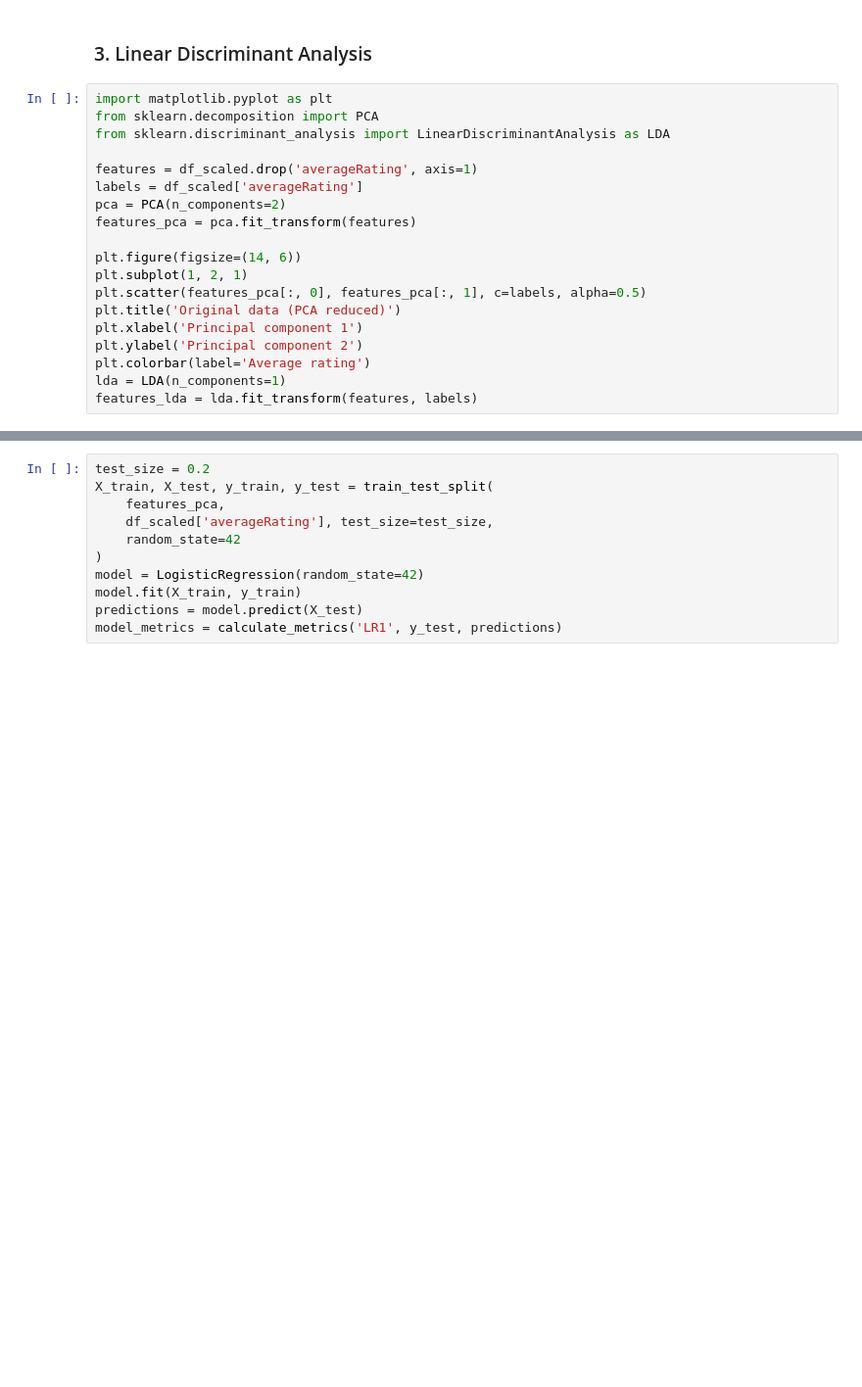
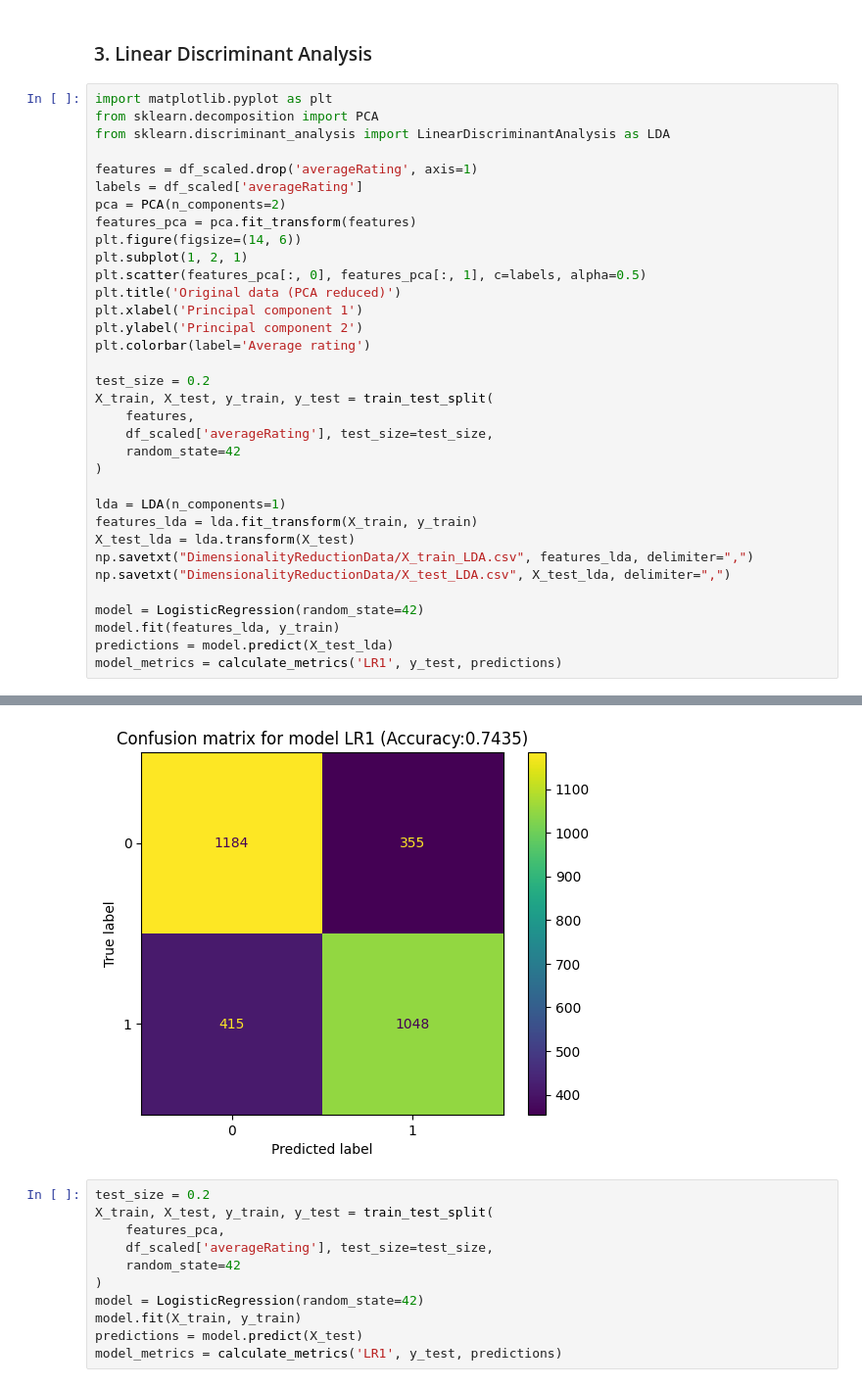
Before and after one commit to SoareCristi/BigData_MovieRatings, a Jupyter notebook: dimensionality_reduction.ipynb, the cells around one changed output, grey strips where cells are left out. Shown: that part at 98% size. Cells and saved outputs as stored; diff of their text form; blank space fills up the shorter version.

```diff
--- a/dimensionality_reduction.ipynb
+++ b/dimensionality_reduction.ipynb
@@ -237,7 +252,6 @@ features = df_scaled.drop('averageRating', axis=1)
 labels = df_scaled['averageRating']
 pca = PCA(n_components=2)
 features_pca = pca.fit_transform(features)
-
 plt.figure(figsize=(14, 6))
 plt.subplot(1, 2, 1)
 plt.scatter(features_pca[:, 0], features_pca[:, 1], c=labels, alpha=0.5)
@@ -245,6 +259,22 @@ plt.title('Original data (PCA reduced)')
 plt.xlabel('Principal component 1')
 plt.ylabel('Principal component 2')
 plt.colorbar(label='Average rating')
+
+test_size = 0.2
+X_train, X_test, y_train, y_test = train_test_split(
+    features,
+    df_scaled['averageRating'], test_size=test_size,
+    random_state=42
+)
+
 lda = LDA(n_components=1)
-features_lda = lda.fit_transform(features, labels)
+features_lda = lda.fit_transform(X_train, y_train)
+X_test_lda = lda.transform(X_test)
+np.savetxt("DimensionalityReductionData/X_train_LDA.csv", features_lda, delimiter=",")
+np.savetxt("DimensionalityReductionData/X_test_LDA.csv", X_test_lda, delimiter=",")
+
+model = LogisticRegression(random_state=42)
+model.fit(features_lda, y_train)
+predictions = model.predict(X_test_lda)
+model_metrics = calculate_metrics('LR1', y_test, predictions)
 # %% [output]
@@ -251,4 +291,5 @@ features_lda = lda.fit_transform(features, labels)
 [figure]
+[figure, added]
 # %%
 test_size = 0.2
 X_train, X_test, y_train, y_test = train_test_split(
```
Also changed, not shown: parts of 9 cells of this notebook, 6 other files.
